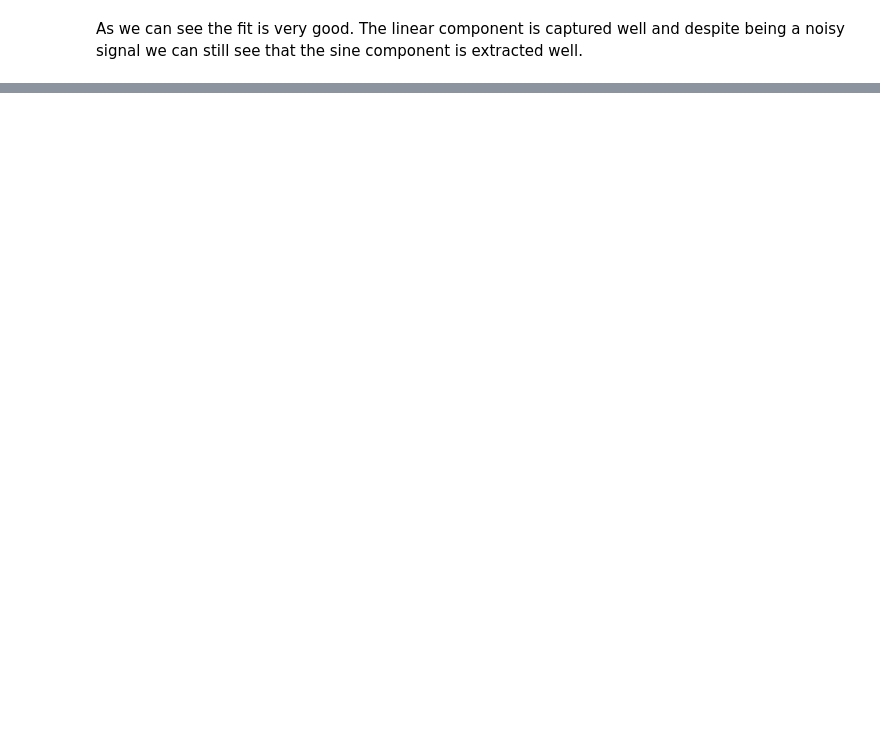
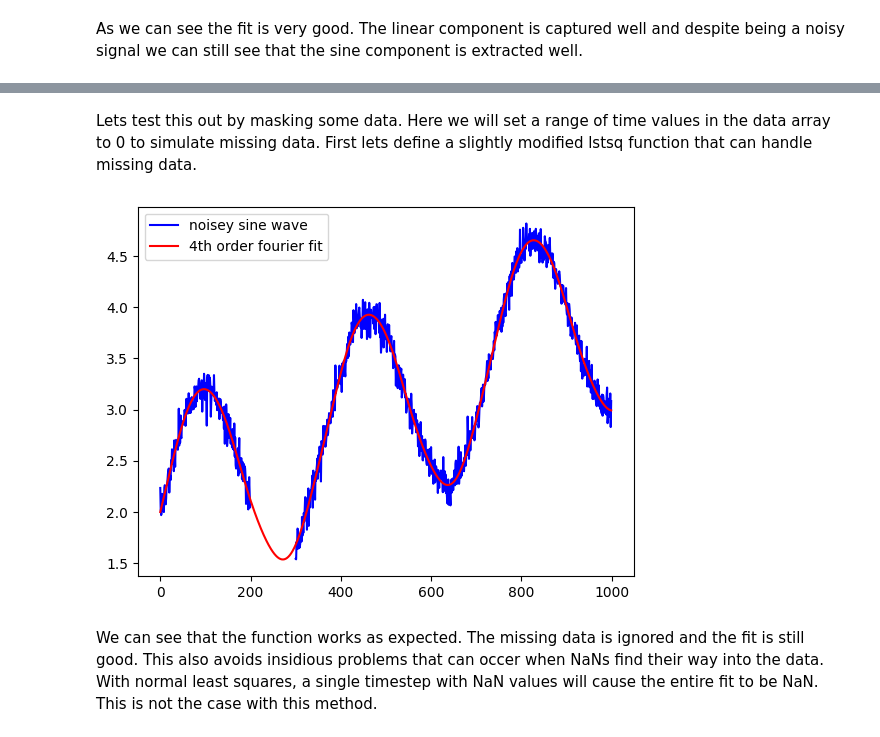
Before and after one commit to seerai/HarmonicRegressionDemo, a Jupyter notebook: HarmonicRegresionDemo.ipynb, the cells around one changed output, grey strips where cells are left out. Saved outputs shown, nothing was run; the diff lists cells and outputs as text; code cells hidden in the pictures; blank space fills up the shorter version.

```diff
--- a/HarmonicRegresionDemo.ipynb
+++ b/HarmonicRegresionDemo.ipynb
@@ -122,0 +151,42 @@ As we can see the fit is very good. The linear component is captured well and de
+# %% [markdown]
+Lets test this out by masking some data. Here we will set a range of time values in the data array to 0 to simulate missing data. First lets define a slightly modified
+lstsq function that can handle missing data.
+# %%
+
+def lstsq(times, data, order=4, P=365.2421891, censored=True):
+    """Least squares fit of a fourier series to a target using either scipy.linalg.lstsq or the
+    censored least squares method.
+
+    Args:
+        times (np.ndarray): 1D array of times
+        data (np.ndarray): 4D array of data to fit. Axes are (time, band, y, x)
+        order (int, optional): Order of the fourier series. Defaults to 4.
+        P (float, optional): Period of the fourier series in whatever units your data
+           appears in. Defaults to 365.2421891 which is one siderial year in days.
+        censored (bool, optional): Whether to use censored least squares. Use this
+           option if there are NaN values (or 0 in the case of Int) in the data array. Defaults to True.
+    """
+    A = fourier_matrix(times, order=order, P=P)
+    t, b, y, x = data.shape
+    data = np.moveaxis(data, 0, -1)
+    data = data.reshape(y * x * b, t)
+    if censored:
+        M = data.astype("bool").astype(float) # mask out 0 values
+        params = censored_lstsq(A, data.T, M.T)
+    else:
+        params, _, _, _ = np.linalg.lstsq(A, data.T, rcond=None)
+    return params.reshape(2 * order + 2, b, y, x)
+# %%
+data[200:300] = 0 # mask out some data
+x = lstsq(times, data, order=4, censored=True)
+# %%
+fit = fourier_series(x[:,0,0,0], times, order=4) # just take one of the pixel/bands from the fit
+data[data==0] = np.nan # set the masked data back to NaN so they dont shwo on the plot
+plt.plot(data[:, 0, 0, 0], color='blue', label='noisey sine wave')
+plt.plot(fit, color='red', label='4th order fourier fit')
+plt.legend()
+plt.show()
+# %% [output]
+[figure, added]
+# %% [markdown]
+We can see that the function works as expected. The missing data is ignored and the fit is still good. This also avoids insidious problems that can occer when NaNs find their way into the data. With normal least squares, a single timestep with NaN values will cause the entire fit to be NaN. This is not the case with this method.
```
Also changed, not shown: parts of 4 cells of this notebook.
